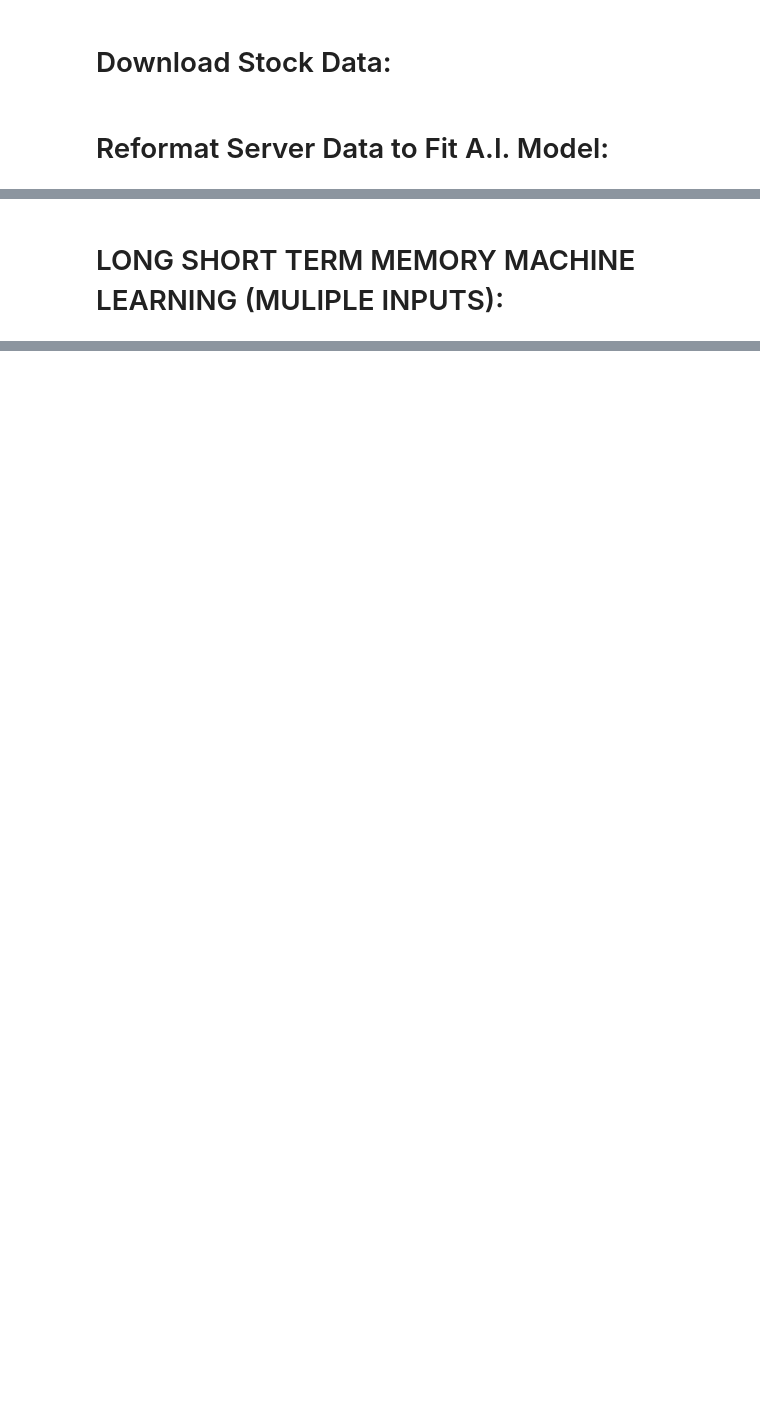
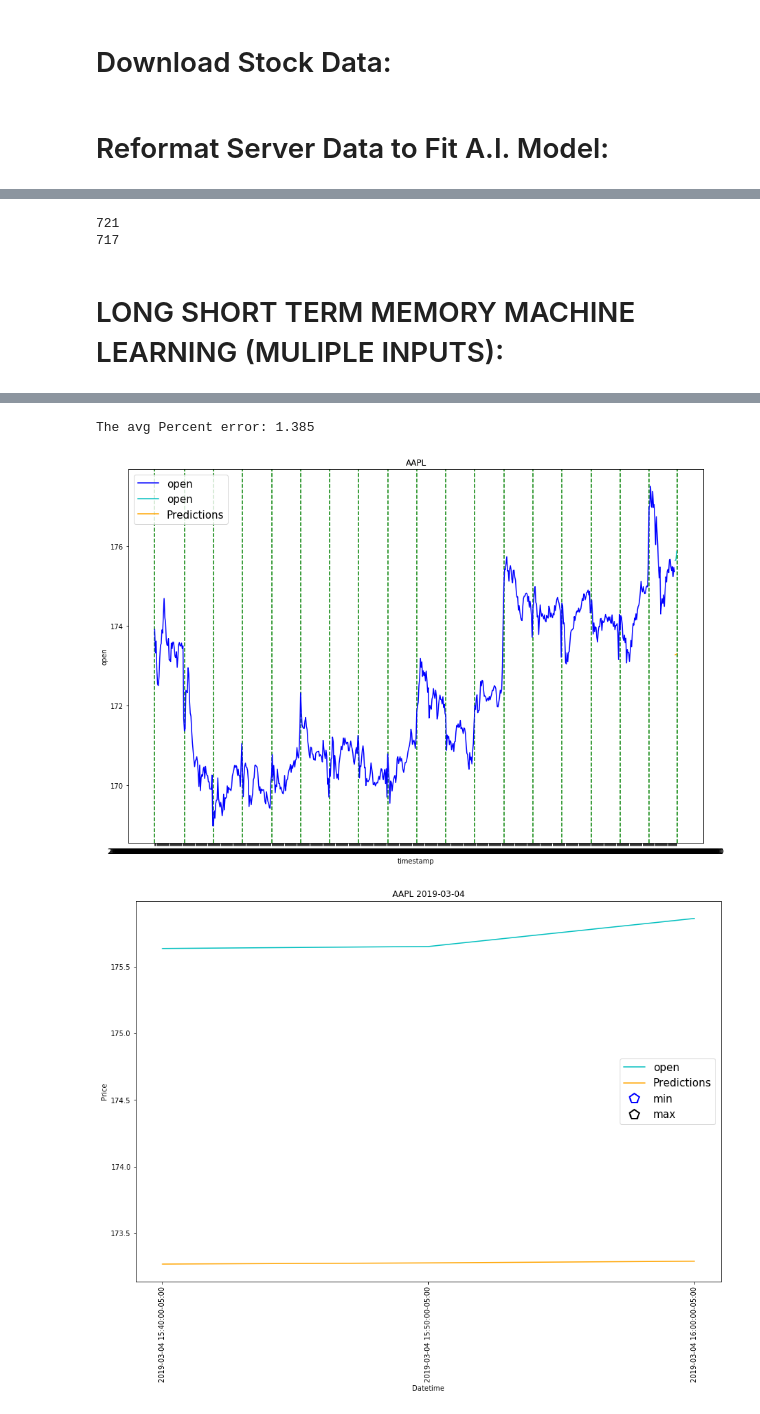
Before and after one commit to Galante97/Uptick, a Jupyter notebook: AI/muti_input_AI.ipynb, the cells around one changed output, grey strips where cells are left out. Cells and saved outputs as stored; diff of their text form; code cells hidden in the pictures; blank space fills up the shorter version.

```diff
--- a/AI/muti_input_AI.ipynb
+++ b/AI/muti_input_AI.ipynb
@@ -119,7 +135,12 @@ print("All data successfully reformatted!")
 total_rows = df_AAPL.count()
 print(total_rows['close'] +1)
 
-training_data_split = int(total_rows['close']*0.6) #80% of the data becomes train data
+#raining_data_split = int(total_rows['close']*0.945) #80% of the data becomes train data
+training_data_split = 717
+print(training_data_split)
+# %% [output]
+721
+717
 # %%
 def determine_ticker(ticker):
     if (ticker == 'AAPL'):
@@ -146,6 +167,22 @@ def determine_ticker(ticker):
         return df_TLSA
     if (ticker == 'VZ'):
         return df_VZ
+# %%
+def split_by_day(df):
+    day_splits = [0]
+    #print(df['tradingDay'])
+    iterator_day = df['tradingDay'].iloc[0]
+    #print(iterator_day)
+    counter = 0
+    for index, row in df.iterrows():
+        counter += 1
+        #print(row['tradingDay'])
+        if (iterator_day == row['tradingDay']):
+            continue
+        else:
+            day_splits.append(counter)
+            iterator_day = row['tradingDay']
+    return day_splits
 # %% [markdown]
 # LONG SHORT TERM MEMORY MACHINE LEARNING (MULIPLE INPUTS):
 # %%
@@ -265,16 +360,16 @@ def LSTM_prediction_multi_precision3(symbol, sensitivity, prediction_date , data
 # %%
-LSTM_prediction_multi_precision3('AAPL', 10, 20190304, ['open','close','low','high','volume'])
-#LSTM_prediction_multi_precision3('AMZN', 30, ['open','close','low','high','volume'])
-#LSTM_prediction_multi_precision3('CSCO', 30, ['open','close','low','high','volume'])
-#LSTM_prediction_multi_precision3('FB', 30, ['open','close','low','high','volume'])
-#LSTM_prediction_multi_precision3('GOOGL', 30, ['open','close','low','high','volume'])
-#LSTM_prediction_multi_precision3('INTC', 30, ['open','close','low','high','volume'])
-#LSTM_prediction_multi_precision3('MSFT', 30, ['open','close','low','high','volume'])
-#LSTM_prediction_multi_precision3('IBM', 30, ['open','close','low','high','volume'])
-#LSTM_prediction_multi_precision3('ORCL', 30, ['open','close','low','high','volume'])
-#LSTM_prediction_multi_precision3('QCOM', 30, ['open','close','low','high','volume'])
-#LSTM_prediction_multi_precision3('TLSA', 30, ['open','close','low','high','volume'])
-#LSTM_prediction_multi_precision3('VZ', 30, ['open','close','low','high','volume'])
+LSTM_prediction_multi_precision3('AAPL', 1, "20190304", ['open','close','low','high','volume'])
+#LSTM_prediction_multi_precision3('AMZN', 1, "20190304", ['open','close','low','high','volume'])
+#LSTM_prediction_multi_precision3('CSCO', 30,  "20190304", ['open','close','low','high','volume'])
+#LSTM_prediction_multi_precision3('FB', 30,  "20190304", ['open','close','low','high','volume'])
+#LSTM_prediction_multi_precision3('GOOGL', 30,  "20190304", ['open','close','low','high','volume'])
+#LSTM_prediction_multi_precision3('INTC', 30, "20190304", ['open','close','low','high','volume'])
+#LSTM_prediction_multi_precision3('MSFT', 30,  "20190304",['open','close','low','high','volume'])
+#LSTM_prediction_multi_precision3('IBM', 30,  "20190304", ['open','close','low','high','volume'])
+#LSTM_prediction_multi_precision3('ORCL', 30, "20190304", ['open','close','low','high','volume'])
+#LSTM_prediction_multi_precision3('QCOM', 30, "20190304", ['open','close','low','high','volume'])
+#LSTM_prediction_multi_precision3('TLSA', 30, "20190304", ['open','close','low','high','volume'])
+#LSTM_prediction_multi_precision3('VZ', 30, "20190304", ['open','close','low','high','volume'])
 
 #Stock OPTIONS: AAPL, AMZN, CSCO, FB, GOOGL,INTC, MSFT, IBM, ORCL, QCOM, TLSA, VZ
 #predictionDate in form YYYYMMDD - 20190304
@@ -285,0 +419,3 @@ TypeError: 'int' object is not subscriptable
+The avg Percent error: 1.385
+[figure, added]
+[figure, added]
```
Also changed, not shown: parts of 26 cells of this notebook, 14 other files.
